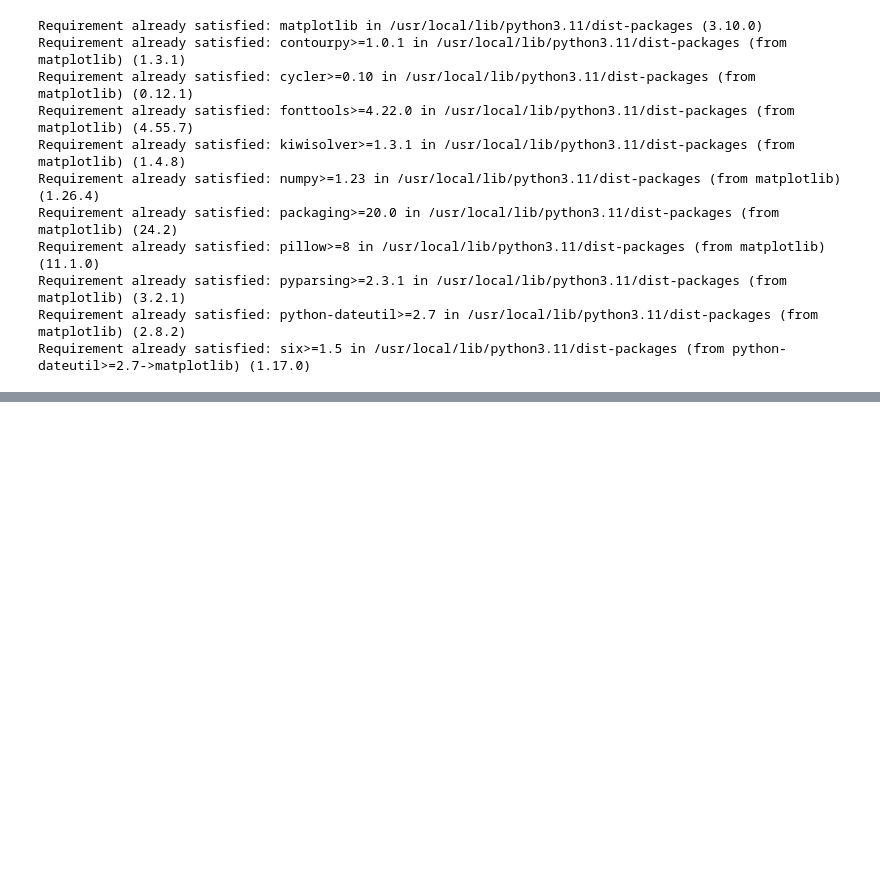
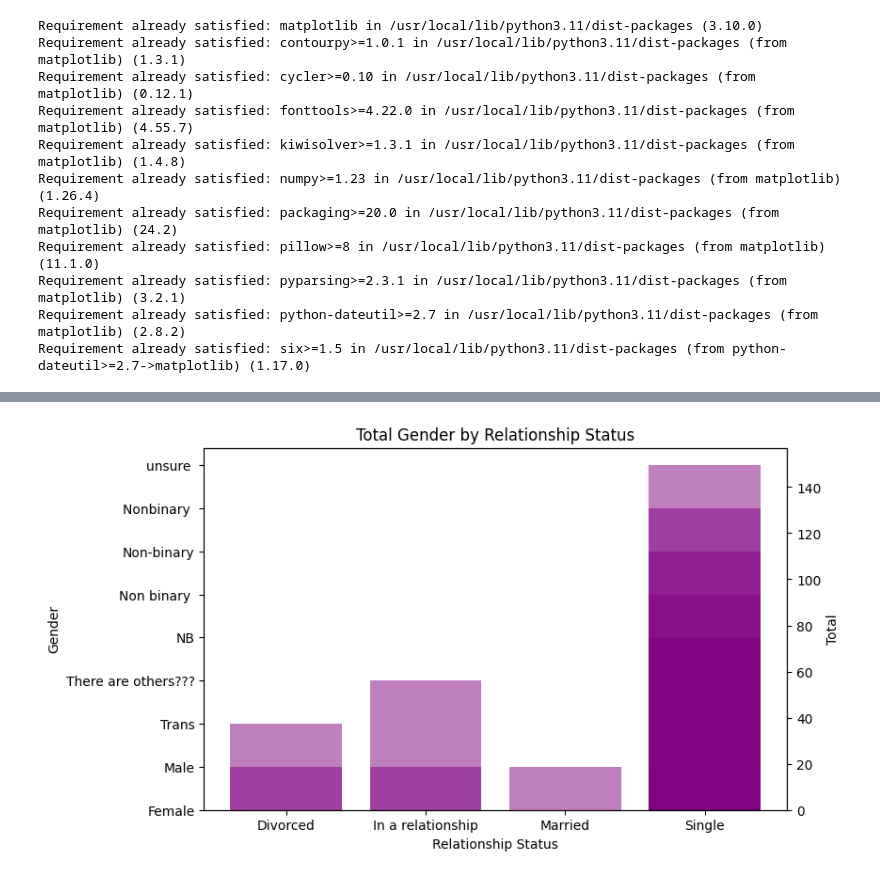
Before and after one commit to dhivarukha/task-bootcamp, a Jupyter notebook: Mental_Health_Data.ipynb, the cells around one changed output, grey strips where cells are left out. Cells and saved outputs as stored; diff of their text form; code cells hidden in the pictures; blank space fills up the shorter version.

```diff
--- a/Mental_Health_Data.ipynb
+++ b/Mental_Health_Data.ipynb
@@ -16,0 +25,2 @@ Requirement already satisfied: six>=1.5 in /usr/local/lib/python3.11/dist-packag
+# %%
+data = pd.read_csv('/content/drive/MyDrive/Colab Notebooks/Mental Health Social Media Dataset.csv')
@@ -16,0 +101,23 @@ Requirement already satisfied: six>=1.5 in /usr/local/lib/python3.11/dist-packag
+# %%
+df=data.groupby(['3. Relationship Status', '2. Gender']).size().reset_index(name='Total')
+# Buat figure dan axis utama
+fig, ax1 = plt.subplots(figsize=(8, 5))
+
+# Plot batang dengan sumbu X = Relationship Status, Y = Gender
+bars = ax1.bar(df['3. Relationship Status'], df['2. Gender'], color='purple', alpha=0.5)
+
+# Buat sumbu Y kedua untuk angka total
+ax2 = ax1.twinx()
+ax2.set_ylabel('Total')
+
+# Atur rentang angka di sumbu Y kanan
+ax2.set_ylim(0, df['Total'].max() + 5)  # Biar ada space lebih
+
+# Tambahkan judul & label
+ax1.set_xlabel('Relationship Status')
+ax1.set_ylabel('Gender')
+ax1.set_title('Total Gender by Relationship Status')
+
+plt.show()
+# %% [output]
+[figure, added]
```
Also changed, not shown: parts of 7 cells of this notebook.
